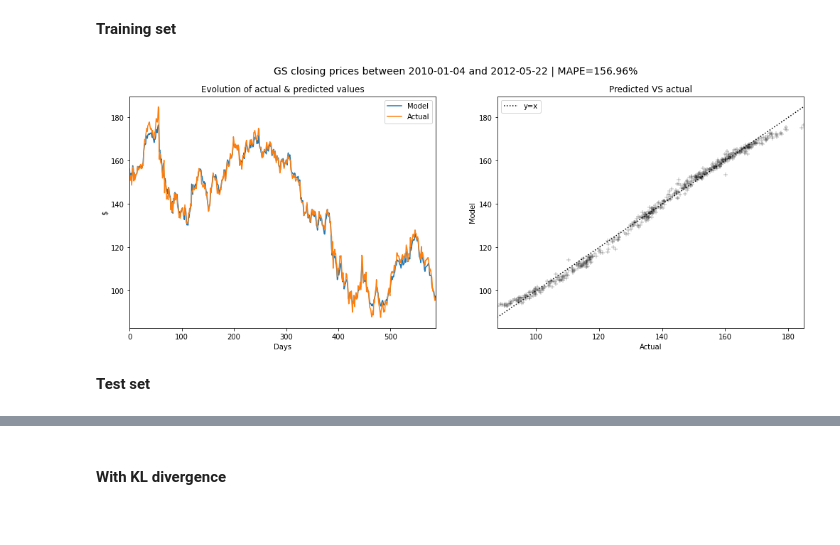
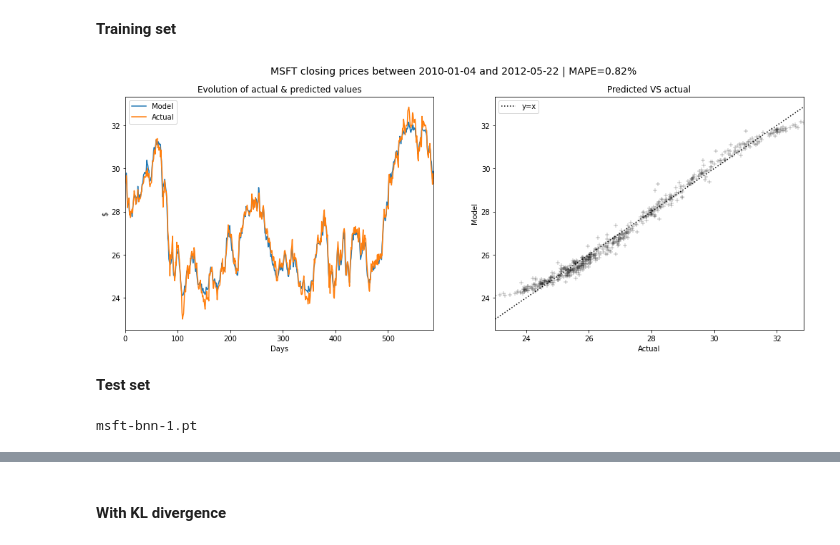
Before and after one commit to PeDiot/bayesian-neural-network-stock-prediction, a Jupyter notebook: notebook.ipynb, the cells around one changed output, grey strips where cells are left out. Drawn from its saved outputs; the diff is of its cells as text; code cells hidden in the pictures.

```diff
--- a/notebook.ipynb
+++ b/notebook.ipynb
@@ -357,11 +424,13 @@ for epoch in range(num_epochs):
 # %%
-asset = "gs"
+asset = "msft"
+model_name = "bnn_kl"
+version = "1"
 
-model_file_name = asset+"-bnn_kl.pt"
-loss_file_name = asset+"-weighted_loss_kl.pt"
+file_name = generate_file_name(asset, model_name, version)
+print(file_name)
 
-# torch.save(bnn_kl, BACKUP_PATH+"models/"+model_file_name)
-# torch.save(criterion, BACKUP_PATH+"loss/"+loss_file_name)
+torch.save(bnn_kl, BACKUP_PATH+"models/"+file_name)
+torch.save(criterion, BACKUP_PATH+"loss/"+file_name)
 
-bnn_kl = torch.load(BACKUP_PATH+"models/"+model_file_name)
-criterion = torch.load(BACKUP_PATH+"loss/"+loss_file_name)
+bnn = torch.load(BACKUP_PATH+"models/"+file_name)
+loss = torch.load(BACKUP_PATH+"loss/"+file_name)
@@ -368,10 +439,11 @@ criterion = torch.load(BACKUP_PATH+"loss/"+loss_file_name)
 # %%
-# save results as pickle file
-results_file_name = asset+"-results_bnn_kl.pkl"
+file_name = generate_file_name(asset, model_name, version, ".pkl")
+print(file_name)
 
-# with open(file=BACKUP_PATH+"training/"+results_file_name, mode="wb") as f:
-#     dump(results, f)
+# save training results as pickle file
+with open(file=BACKUP_PATH+"training/"+file_name, mode="wb") as f:
+    dump(results, f)
 
-# load results from pickle file
-with open(file=BACKUP_PATH+"training/"+results_file_name, mode="rb") as f:
+# load training results from pickle file
+with open(file=BACKUP_PATH+"training/"+file_name, mode="rb") as f:
     results = load(f)
@@ -382,13 +456,15 @@ training_plot_summary(results);
 # %% [markdown]
 ## Backtest
 # %%
-asset = "gs"
+asset = "msft"
+model_names = ("fnn", "bnn", "bnn_kl")
+version = "1"
 
-files = [f"{asset}-{m}" for m in ("fnn", "bnn", "bnn_kl")]
+files = [f"{asset}-{m}-{version}" for m in model_names]
 
 models = {
-    f: torch.load(BACKUP_PATH+"models/"+f+".pt")
-    for f in files
+    m: torch.load(BACKUP_PATH+"models/"+f+".pt")
+    for m, f in zip(model_names, files)
 }
 # %% [markdown]
 ### Frequentist MLP
@@ -414,15 +490,34 @@ backtest_plot(ticker, df_backtest, mape, data.test_period)
 **Training set**
 # %%
 # generate 100 predictions per day in the test set
-preds_bnn_tr = generate_price_distribution(data, models[asset+"-bnn"], training=True)
+preds_bnn_tr = generate_price_distribution(data, models["bnn"], training=True)
 
 # take the daily average
-avg_preds_bnn_kl_tr = preds_bnn_tr.T.mean(axis=1).values.reshape(-1, 1)
+avg_preds_bnn_tr = preds_bnn_tr.T.mean(axis=1).values.reshape(-1, 1)
 # %%
-df_backtest, mape = create_backtest_dataset(data, preds=avg_preds_bnn_kl_tr, training=True)
+df_backtest, mape = create_backtest_dataset(data, preds=avg_preds_bnn_tr, training=True)
 backtest_plot(ticker, df_backtest, mape, data.train_period)
 # %% [output]
-[figure, old version]
+[figure, new version]
 # %% [markdown]
 **Test set**
+# %%
+# generate 100 predictions per day in the test set
+# preds_bnn_te = generate_price_distribution(data, models["bnn"], training=False)
+
+# save average predicted prices to pickle
+model = "bnn"
+version = "1"
+asset = "msft"
+
+file_name = generate_file_name(asset, model, version)
+print(file_name)
+
+# with open(file=BACKUP_PATH+"preds/"+file_name, mode="wb") as f:
+#     dump(preds_bnn_te, f)
+
+with open(file=BACKUP_PATH+"preds/"+file_name, mode="rb") as f:
+    preds_bnn_te = load(f)
+# %% [output]
+msft-bnn-1.pt
 # %%
```
Also changed, not shown: parts of 39 cells of this notebook.
